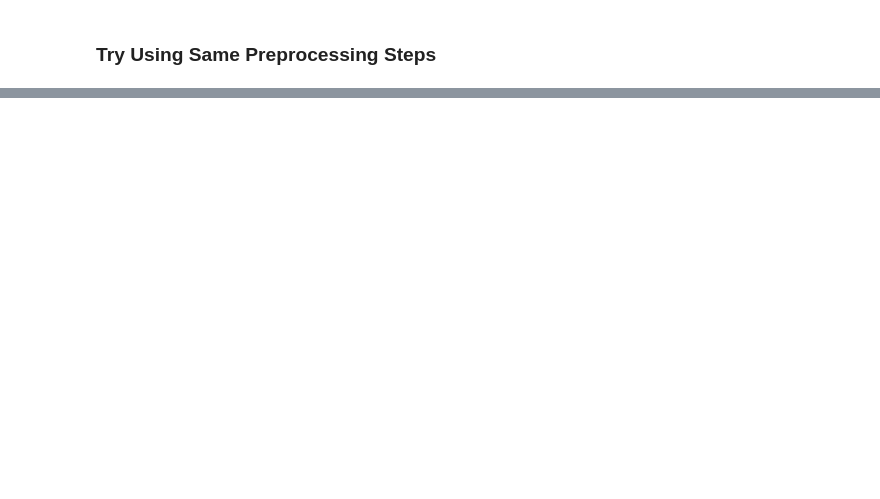
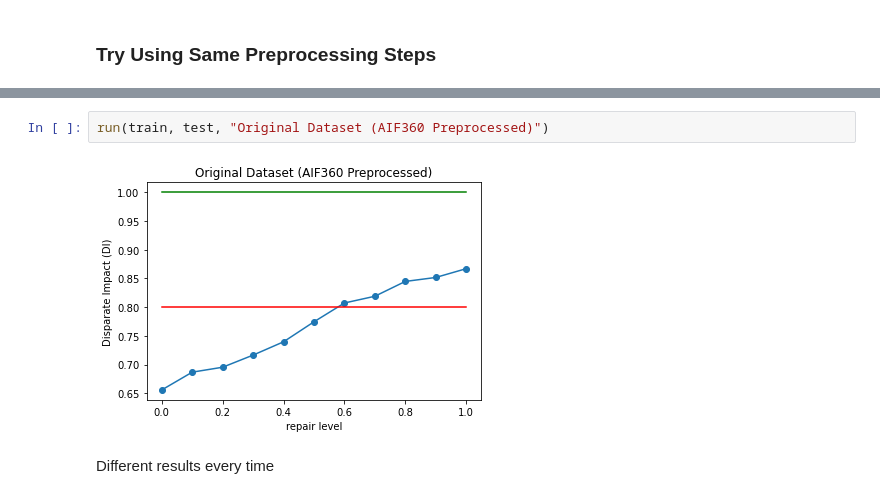
Before and after one commit to teamclouday/DataImputation, a Jupyter notebook: AIF360_Related/Disparate_Impact_Remover.ipynb, the cells around one changed output, grey strips where cells are left out. Saved outputs shown, nothing was run; the diff lists cells and outputs as text; blank space fills up the shorter version.

```diff
--- a/AIF360_Related/Disparate_Impact_Remover.ipynb
+++ b/AIF360_Related/Disparate_Impact_Remover.ipynb
@@ -177,0 +154,6 @@ plt.show()
+# %%
+run(train, test, "Original Dataset (AIF360 Preprocessed)")
+# %% [output]
+[figure, added]
+# %% [markdown]
+Different results every time
```
Also changed, not shown: parts of 13 cells of this notebook, 2 other files.
